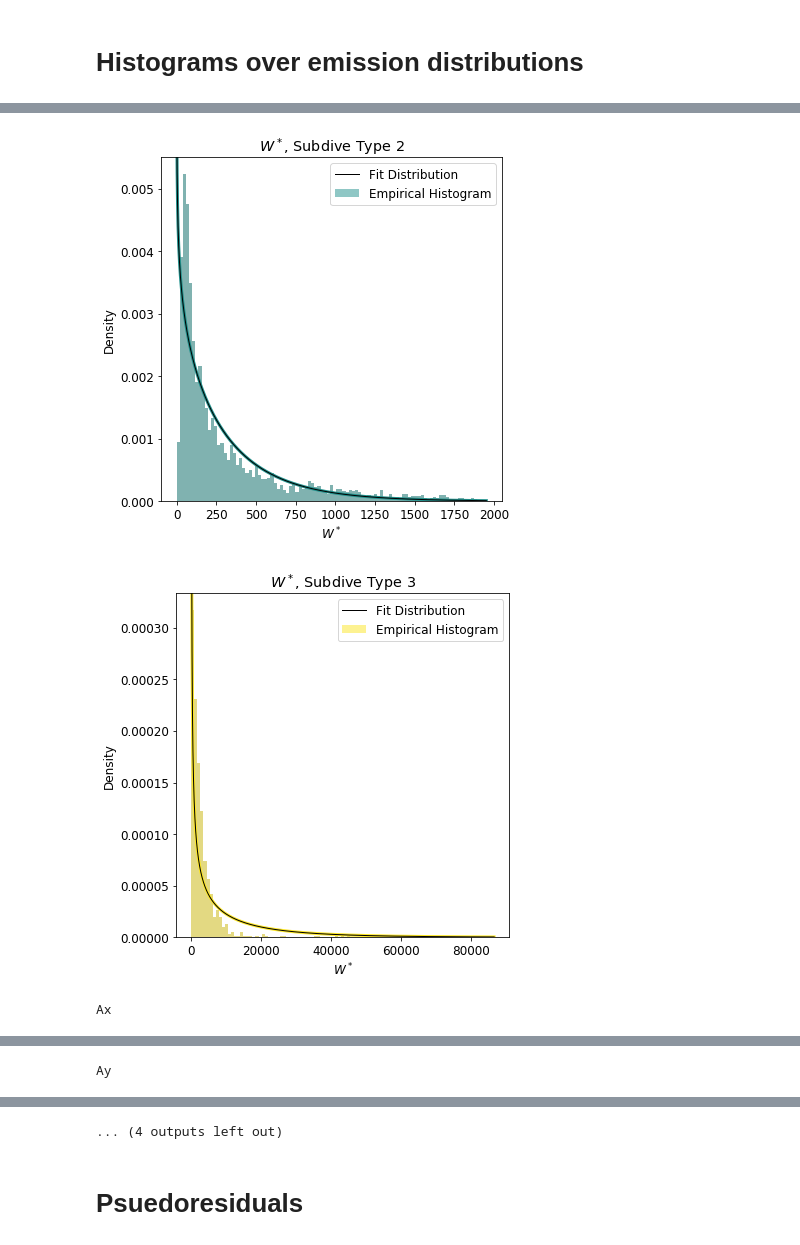
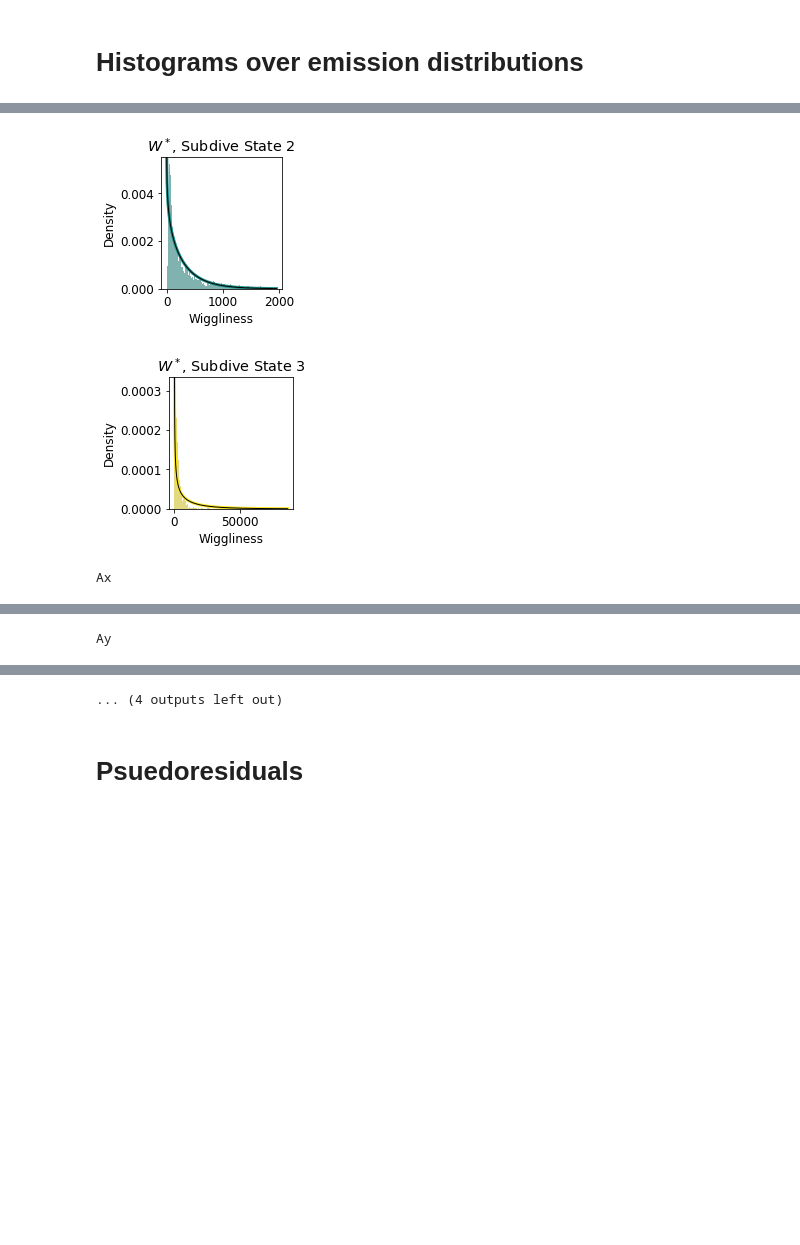
Before and after one commit to evsi8432/CarHHMM, a Jupyter notebook: Code/Final_Code.ipynb, the cells around one changed output, grey strips where cells are left out. Cells and saved outputs as stored; diff of their text form; code cells hidden in the pictures; blank space fills up the shorter version.

Commit message:
Update Plots again

```diff
--- a/Code/Final_Code.ipynb
+++ b/Code/Final_Code.ipynb
@@ -439,7 +439,7 @@ sig = hhmm.theta[0]['dive_duration']['sig']
 shape = np.square(mu)/np.square(sig)
 scale = np.square(sig)/np.array(mu)
 
-plt.figure(figsize=(6,6))
+plt.figure(figsize=(3,3))
 for state in range(hhmm.pars.K[0]):
     bins = np.linspace(0.01,mu[state]+5*sig[state],25)
     x = np.linspace(0.01,mu[state]+5*sig[state],10000)
@@ -447,7 +447,7 @@ for state in range(hhmm.pars.K[0]):
     plt.hist(values,weights=weights[state],density=True,bins=bins,color=dive_colors[state],alpha=0.5)
     plt.plot(x,y,color=dive_colors[state],linewidth=3)
 
-plt.legend(['Fit Distribution 1','Fit Distribution 2','Empirical Histogram 1','Empirical Histogram 2'],fontsize=12)
+#plt.legend(['Fit Distribution 1','Fit Distribution 2','Empirical Histogram 1','Empirical Histogram 2'],fontsize=12)
 for state in range(hhmm.pars.K[0]):
     x = np.linspace(0.01,mu[state]+5*sig[state],10000)
     y = gamma.pdf(x,shape[state],0,scale[state])
@@ -476,7 +476,7 @@ if model != 'CarHHMM1':
     shape = np.square(mu)/np.square(sig)
     scale = np.square(sig)/np.array(mu)
     for state in range(hhmm.pars.K[1]):
-        plt.figure(figsize=(6,6))
+        plt.figure(figsize=(3,3))
         bins = np.linspace(0.01,mu[state]+5*sig[state],100)
         plt.hist(values,weights=weights[state],density=True,bins=bins,color=subdive_colors[state],alpha=0.5)
         xlim = plt.gca().get_xlim()
@@ -484,12 +484,12 @@ if model != 'CarHHMM1':
         x = np.linspace(0.01,mu[state]+5*sig[state],10000)
         y = gamma.pdf(x,shape[state],0,scale[state])
         plt.plot(x,y,color='k',linewidth=1)
-        plt.title(r'$W^*$, Subdive Type %d'%(state+1))
+        plt.title(r'$W^*$, Subdive State %d'%(state+1))
         plt.xlim(xlim)
-        plt.xlabel(r'$W^*$')
+        plt.xlabel('Wiggliness')
         plt.ylim(ylim)
         plt.ylabel('Density')
-        plt.legend(['Fit Distribution','Empirical Histogram'],fontsize=12)
+        #plt.legend(['Fit Distribution','Empirical Histogram'],fontsize=12)
         plt.hist(values,weights=weights[state],density=True,bins=bins,color='k',alpha=0.1)
         plt.plot(x,y,color=subdive_colors[state],linewidth=3)
         plt.plot(x,y,color='k',linewidth=1)
@@ -517,7 +517,7 @@ for feature in ['Ax','Ay','Az']:
                 seg_tm1 = seg
 
     for state in range(hhmm.pars.K[1]):
-        plt.figure(figsize=(6,6))
+        plt.figure(figsize=(3,3))
         bins = np.linspace(-5*sig[state],5*sig[state],100)
         plt.hist(values[state],weights=weights[state],density=True,bins=bins,
                  color=subdive_colors[state],alpha=0.5)
@@ -526,8 +526,8 @@ for feature in ['Ax','Ay','Az']:
         plt.plot(x,y,color=subdive_colors[state],linewidth=3)
         plt.ylabel('Density')
         plt.xlabel('$\Delta \mathbf{a}_%s \enspace (m/s^2)$'%feature[-1])
-        plt.title(r'$A^*_%s$, Subdive Type %d'%(feature[-1],state+1))
-        plt.legend(['Fit Distribution','Empirical Histogram'],fontsize=12)
+        plt.title(r'$A^*_%s$, Subdive State %d'%(feature[-1],state+1))
+        #plt.legend(['Fit Distribution','Empirical Histogram'],fontsize=12)
         plt.plot(x,y,color='k',linewidth=1)
         plt.hist(values[state],weights=weights[state],density=True,bins=bins,
                  color='k',alpha=0.1)
@@ -540,3 +540,3 @@ for feature in ['Ax','Ay','Az']:
-[figure, old version]
+[figure, new version]
-[figure, old version]
+[figure, new version]
 Ax
```
Also changed, not shown: parts of 6 cells of this notebook, 24 other files.
